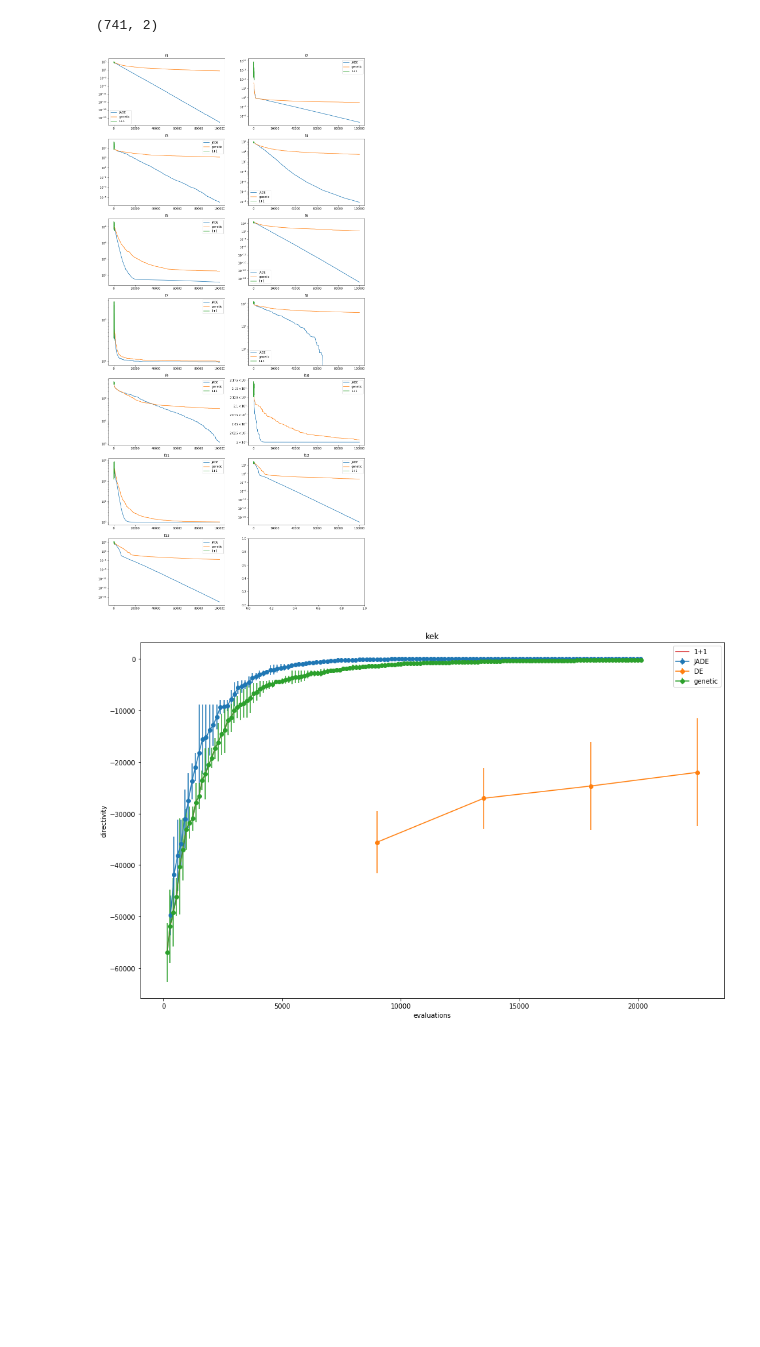
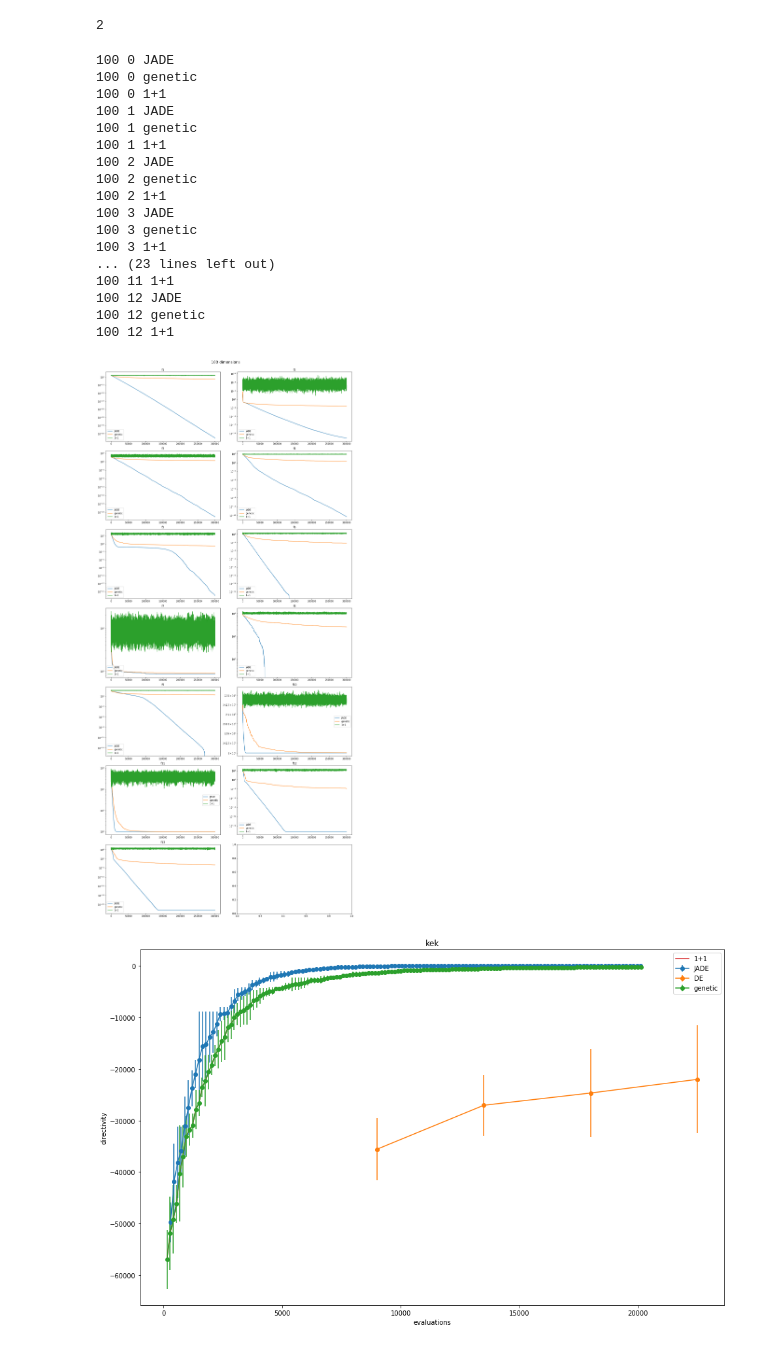
Before and after one commit to BioRyajenka/antennae-directivity-optimization, a Jupyter notebook: Evaluations.ipynb, the cells around one changed output. Saved outputs shown, nothing was run; the diff lists cells and outputs as text; code cells hidden in the pictures; blank space fills up the shorter version.

```diff
--- a/Evaluations.ipynb
+++ b/Evaluations.ipynb
@@ -96,0 +86,14 @@ ggr= []
+# %%
+res = json.load(open("results/f/results.json"))
+for dims in [30, 100]:
+    res[dims] = res[f"{dims}"]
+    del res[f"{dims}"]
+
+    for func_n in range(1, 14):
+        res[dims][func_n] = res[dims][f"{func_n}"]
+        del res[dims][f"{func_n}"]
+
+        for algo in res[dims][func_n].keys():
+            mean = np.array(list(map(np.array, res[dims][func_n][algo][0])))
+            error = res[dims][func_n][algo][1]
+            res[dims][func_n][algo] = (mean, error)
@@ -99,17 +104,17 @@ ggr= []
 
 res = {}
 
-for (n_it, dims) in [(100000, 30), (300000, 100)]:
+for (n_it, dims) in [(100000, 30), (300000, 100)]: # [(30000, 30)]:
     res[dims] = {}
     for func_n in range(1, 14):
         res[dims][func_n] = {}
         print(f"{dims} f{func_n}")
-        for algo in ['JADE', 'DE', 'genetic', '1+1']:
+        for algo in ['1+1']:#['JADE', 'DE', 'genetic', '1+1']:
             print(f"{algo}")
             r = run_evaluations(runs=5, func_n=func_n, dims=30, algo=algo, n_it=n_it)
 
             if algo == '1+1':
-                length = min(map(len, ggr))
+                length = min(map(len, r))
                 r = np.array([np.array(xi)[:length] for xi in r])
             else:
                 r = np.array(r)
@@ -120,6 +125,6 @@ for (n_it, dims) in [(100000, 30), (300000, 100)]:
 
             res[dims][func_n][algo] = (mean, error[:,1])
 
-json.dump(res, open("results/f/results2.json", 'w'), cls=NumpyEncoder)
+json.dump(res, open("results/f/temp_res.json", 'w'), cls=NumpyEncoder)
 # %% [output]
 30 f1
@@ -142,28 +147,56 @@ Wall time: 4h 58min 31s
-# %%
-res[30][1]["1+1"][0].shape
-# %% [output]
-(741, 2)
+# %%
+for dims in [30, 100]:
+    for func_n in range(1, 14):
+        all_res[dims][func_n]["1+1"]=res[dims][func_n]["1+1"]
+# %%
+res = all_res
+# %%
+min(map(len, res[30][1]["JADE"][0]))
+# %% [output]
+2
 # %%
 fig, axes = plt.subplots(7, 2, figsize=(16,5*7))
-for i in range(0, 13):
-    axes[i // 2, i % 2].set_title(f"f{i + 1}")
 
-for algo in ['JADE', 'genetic', '1+1']:
-    for func_n in range(0, 13):
-        r = res[30][func_n + 1][algo]
-        ax = axes[func_n // 2, func_n % 2]
+dims = 100
+fig.suptitle(f'{dims} dimensions', fontsize=16)
+for func_n in range(0, 13):
+    ax = axes[func_n // 2, func_n % 2]
+    ax.set_title(f"f{func_n + 1}")
+
+    for algo in ['JADE', 'genetic', '1+1']:
+        r = res[dims][func_n + 1][algo]
 
         xs = r[0][:,0]
         ys = -r[0][:,1]
         error = r[1]
         if True or algo == '1+1':
             ax.plot(xs, ys, label=algo)
         else:
             ax.errorbar(xs, ys, yerr=error, fmt='-o', label=algo)
         ax.set_yscale('log')
         ax.legend();
+
+fig.tight_layout()
+fig.subplots_adjust(top=0.96)
 # %% [output]
+100 0 JADE
+100 0 genetic
+100 0 1+1
+100 1 JADE
+100 1 genetic
+100 1 1+1
+100 2 JADE
+100 2 genetic
+100 2 1+1
+100 3 JADE
+100 3 genetic
+100 3 1+1
+... (23 lines left out)
+100 11 1+1
+100 12 JADE
+100 12 genetic
+100 12 1+1
-[figure, old version]
+[figure, new version]
 # %%
 plt.figure(figsize=(16,10))
 plt.xlabel("evaluations")
```
Also changed, not shown: parts of 6 cells of this notebook, 3 other files.
